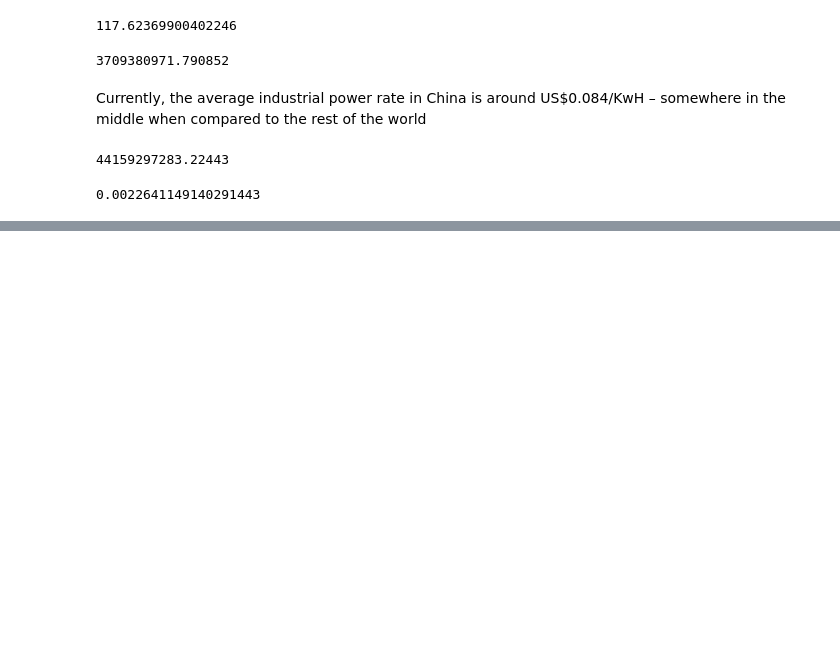
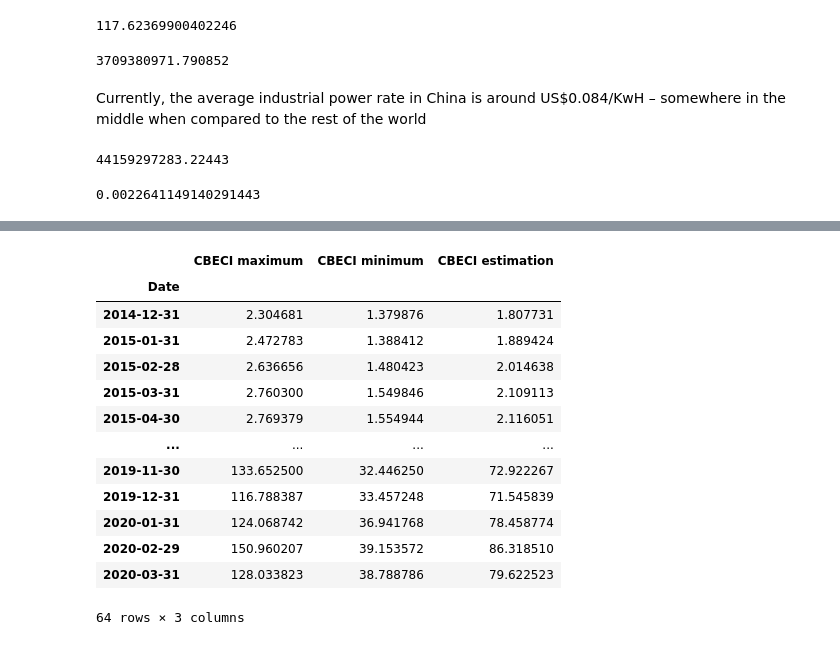
Before and after one commit to Lukasdeloose/sustainable_blockchain, a Jupyter notebook: data_analysis/energy_consumption.ipynb, the cells around one changed output, grey strips where cells are left out. Drawn from its saved outputs; the diff is of its cells as text; code cells hidden in the pictures; blank space fills up the shorter version.

```diff
--- a/data_analysis/energy_consumption.ipynb
+++ b/data_analysis/energy_consumption.ipynb
@@ -220,0 +291,23 @@ energy_TWh/total_energy_world_TWh
+# %%
+CBECI = pd.read_csv('data/CBECI.csv')
+CBECI = CBECI.rename(columns={'Date and Time': 'Date', 'MAX': 'CBECI maximum', 'MIN': 'CBECI minimum', 'GUESS': 'CBECI estimation'})
+CBECI['Date'] = pd.to_datetime(CBECI['Date'])
+CBECI = CBECI.set_index('Date')
+CBECI = CBECI.drop(columns=['Timestamp'])
+CBECI_avg = CBECI.groupby(pd.Grouper(freq='M')).mean()
+CBECI_avg
+# %% [output]
+|  | CBECI maximum | CBECI minimum | CBECI estimation |
+| Date |  |  |  |
+| 2014-12-31 | 2.304681 | 1.379876 | 1.807731 |
+| 2015-01-31 | 2.472783 | 1.388412 | 1.889424 |
+| 2015-02-28 | 2.636656 | 1.480423 | 2.014638 |
+| 2015-03-31 | 2.760300 | 1.549846 | 2.109113 |
+| 2015-04-30 | 2.769379 | 1.554944 | 2.116051 |
+| ... | ... | ... | ... |
+| 2019-11-30 | 133.652500 | 32.446250 | 72.922267 |
+| 2019-12-31 | 116.788387 | 33.457248 | 71.545839 |
+| 2020-01-31 | 124.068742 | 36.941768 | 78.458774 |
+| 2020-02-29 | 150.960207 | 39.153572 | 86.318510 |
+| 2020-03-31 | 128.033823 | 38.788786 | 79.622523 |
+64 rows × 3 columns
```
Also changed, not shown: parts of 10 cells of this notebook, 4 other files.
